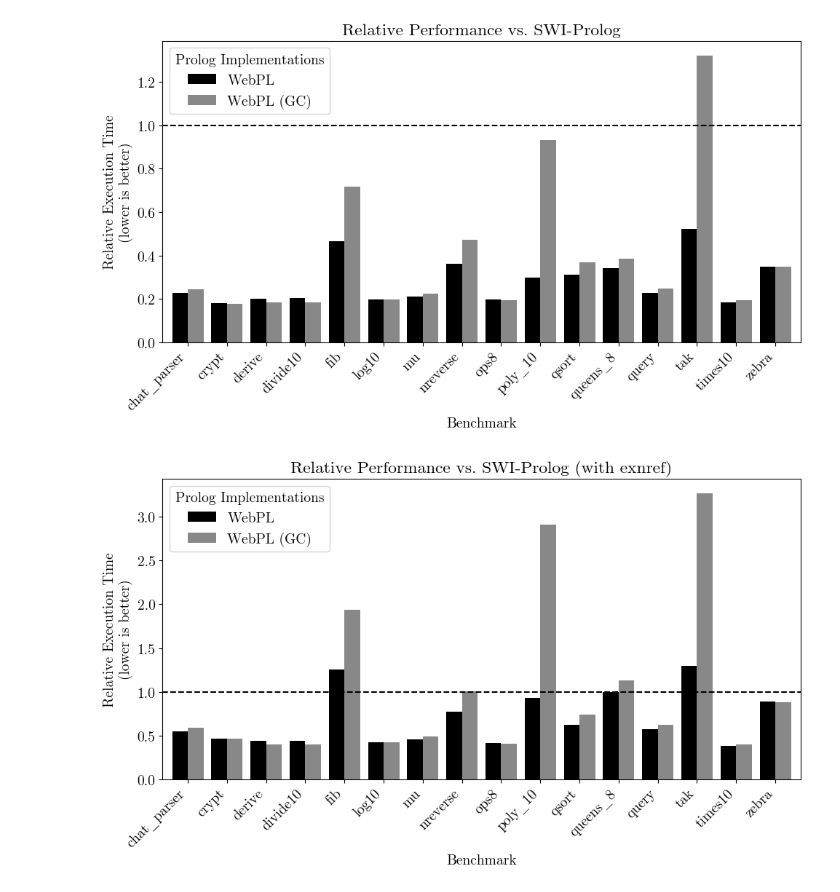
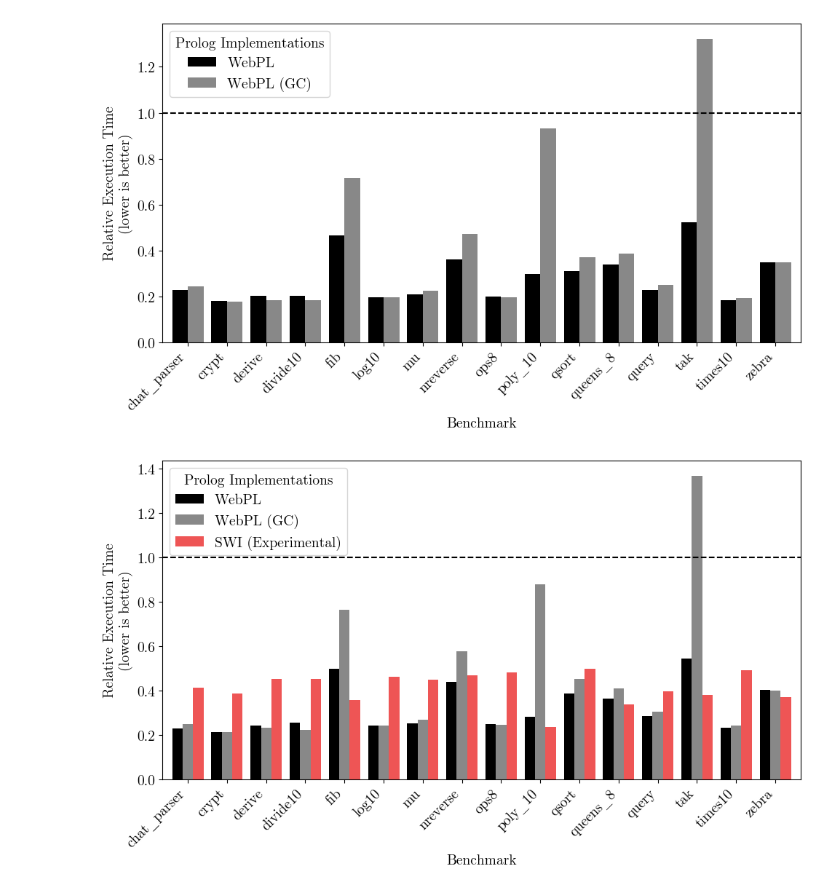
Before and after one commit to w-henderson/WebPL, a Jupyter notebook: docs/dissertation/graphs.ipynb, the cells around one changed output. Drawn from its saved outputs; the diff is of its cells as text; code cells hidden in the pictures.

```diff
--- a/docs/dissertation/graphs.ipynb
+++ b/docs/dissertation/graphs.ipynb
@@ -9,7 +9,7 @@ plt.rcParams["font.size"] = 14
 # Load the CSV file
 csv = open("data/results_250312_1456_chrome.time.csv").read().replace("\\_", "_")
 df = pd.read_csv(StringIO(csv), sep=",")
-df.set_index("benchmark", inplace=True)
+df.set_index("Benchmark", inplace=True)
 
 relative = pd.DataFrame(index=df.index)
 for col in df.columns:
@@ -18,13 +18,12 @@ for col in df.columns:
 
 relativeExnref = pd.DataFrame(index=df.index)
 for col in df.columns:
-    if col not in ["WebPL", "WebPL (GC)"]: continue
-    relativeExnref[col] = df[col] / df["SWI (Experimental)"]
+    if col not in ["WebPL", "WebPL (GC)", "SWI (Experimental)"]: continue
+    relativeExnref[col] = df[col] / df["SWI-Prolog"]
 # %%
 colours = ["#000000", "#888888"]
 relative.plot(kind='bar', figsize=(10, 6), width=0.8, color=colours)
 plt.axhline(y=1, color='black', linestyle='--')
-plt.title('Relative Performance vs. SWI-Prolog')
 plt.xlabel('Benchmark')
 plt.ylabel('Relative Execution Time\n(lower is better)')
 plt.xticks(rotation=45, ha='right')
@@ -32,19 +31,18 @@ plt.tight_layout()
 plt.legend(title='Prolog Implementations')
 plt.savefig("relative_performance.pdf")
 # %% [output]
-[figure, old version]
+[figure, new version]
 # %%
-colours = ["#000000", "#888888"]
+colours = ["#000000", "#888888", "#ee5555"]
 relativeExnref.plot(kind='bar', figsize=(10, 6), width=0.8, color=colours)
 plt.axhline(y=1, color='black', linestyle='--')
-plt.title('Relative Performance vs. SWI-Prolog (with exnref)')
 plt.xlabel('Benchmark')
 plt.ylabel('Relative Execution Time\n(lower is better)')
 plt.xticks(rotation=45, ha='right')
 plt.tight_layout()
 plt.legend(title='Prolog Implementations')
 plt.savefig("relative_performance_exnref.pdf")
 # %% [output]
-[figure, old version]
+[figure, new version]
 # %%
 # Load the CSV file
```
Also changed, not shown: parts of 8 cells of this notebook, 32 other files.
